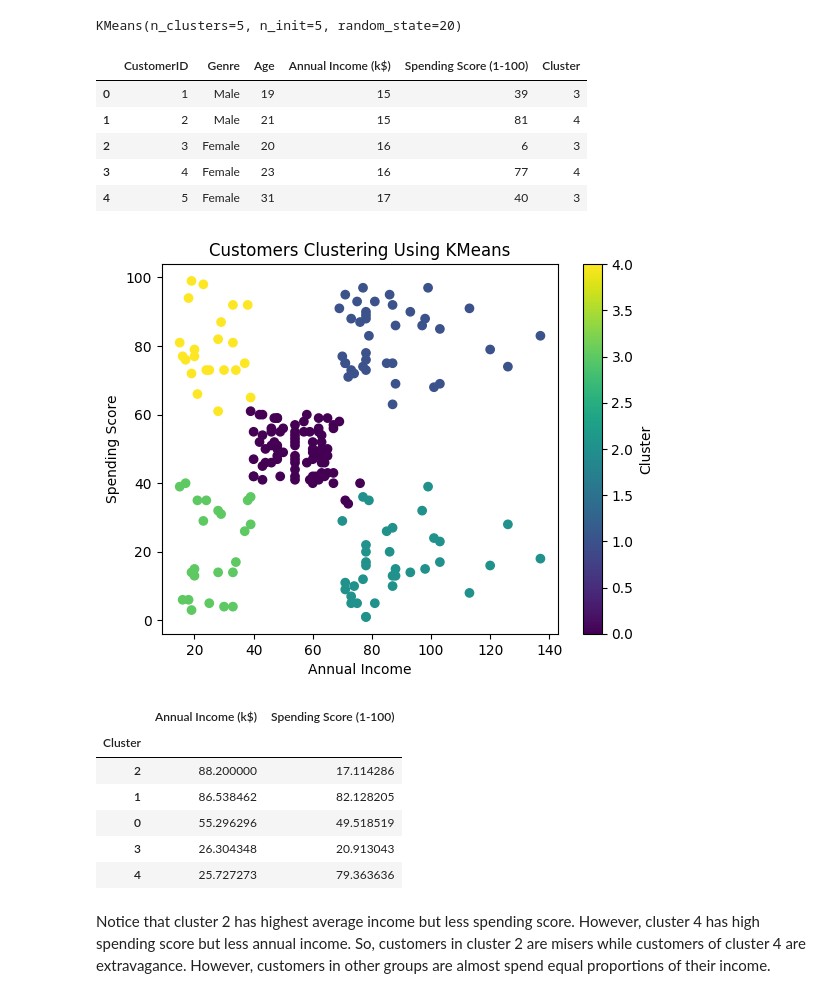
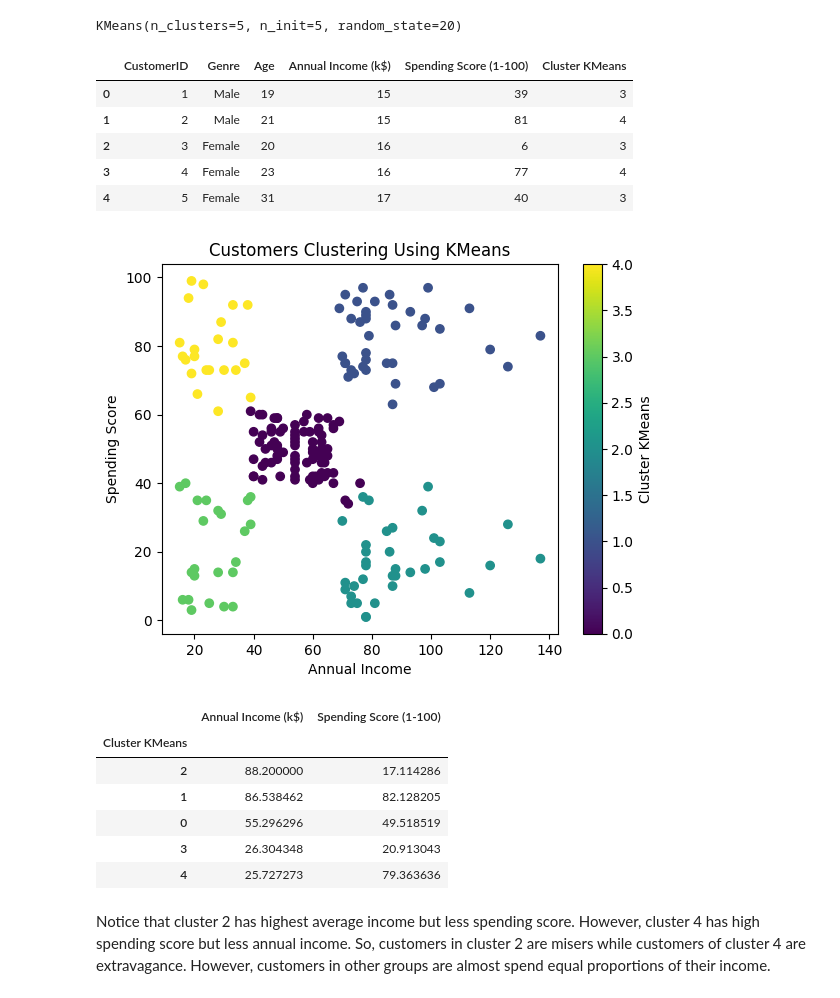
Before and after one commit to AamirJafaq/CustomerSigmention.KMeansDBSCAN, a Jupyter notebook: Clustering_KMeansDBSCAN.ipynb, the cells around one changed output. Cells and saved outputs as stored; diff of their text form; code cells hidden in the pictures.

```diff
--- a/Clustering_KMeansDBSCAN.ipynb
+++ b/Clustering_KMeansDBSCAN.ipynb
@@ -19,5 +19,5 @@ Saving Mall_Customers.csv to Mall_Customers.csv
 # %%
-data=pd.read_csv("Mall_Customers.csv")
+data=pd.read_csv("https://raw.githubusercontent.com/AamirJafaq/CustomerSigmention.KMeansDBSCAN/refs/heads/main/Mall_Customers.csv")
 data.head()
 # %% [output]
 |  | CustomerID | Genre | Age | Annual Income (k$) | Spending Score (1-100) |
@@ -101,23 +101,23 @@ kmeans.fit(X_s)
 # %% [output]
 KMeans(n_clusters=5, n_init=5, random_state=20)
 # %%
-data["Cluster"]=kmeans.predict(X_s)
+data["Cluster KMeans"]=kmeans.predict(X_s)
 data.head()
 # %% [output]
-|  | CustomerID | Genre | Age | Annual Income (k$) | Spending Score (1-100) | Cluster |
+|  | CustomerID | Genre | Age | Annual Income (k$) | Spending Score (1-100) | Cluster KMeans |
 | 0 | 1 | Male | 19 | 15 | 39 | 3 |
 | 1 | 2 | Male | 21 | 15 | 81 | 4 |
 | 2 | 3 | Female | 20 | 16 | 6 | 3 |
 | 3 | 4 | Female | 23 | 16 | 77 | 4 |
 | 4 | 5 | Female | 31 | 17 | 40 | 3 |
 # %%
-plt.scatter(x=data["Annual Income (k$)"], y=data["Spending Score (1-100)"], c=data["Cluster"])
+plt.scatter(x=data["Annual Income (k$)"], y=data["Spending Score (1-100)"], c=data["Cluster KMeans"])
 plt.xlabel("Annual Income")
 plt.ylabel("Spending Score")
 plt.title("Customers Clustering Using KMeans")
-plt.colorbar(label='Cluster')
+plt.colorbar(label='Cluster KMeans')
 plt.show()
 # %% [output]
-[figure, old version]
+[figure, new version]
 # %%
 # Spliting data for each cluster.
@@ -128,10 +128,10 @@ Cluster3=Clusters[2]
 Cluster4=Clusters[3]
 Cluster5=Clusters[4]
 # %%
-data.groupby("Cluster")[["Annual Income (k$)", "Spending Score (1-100)"]].mean().sort_values(by="Annual Income (k$)", ascending=False)
+data.groupby("Cluster KMeans")[["Annual Income (k$)", "Spending Score (1-100)"]].mean().sort_values(by="Annual Income (k$)", ascending=False)
 # %% [output]
 |  | Annual Income (k$) | Spending Score (1-100) |
-| Cluster |  |  |
+| Cluster KMeans |  |  |
 | 2 | 88.200000 | 17.114286 |
 | 1 | 86.538462 | 82.128205 |
 | 0 | 55.296296 | 49.518519 |
```
Also changed, not shown: parts of 16 cells of this notebook.
